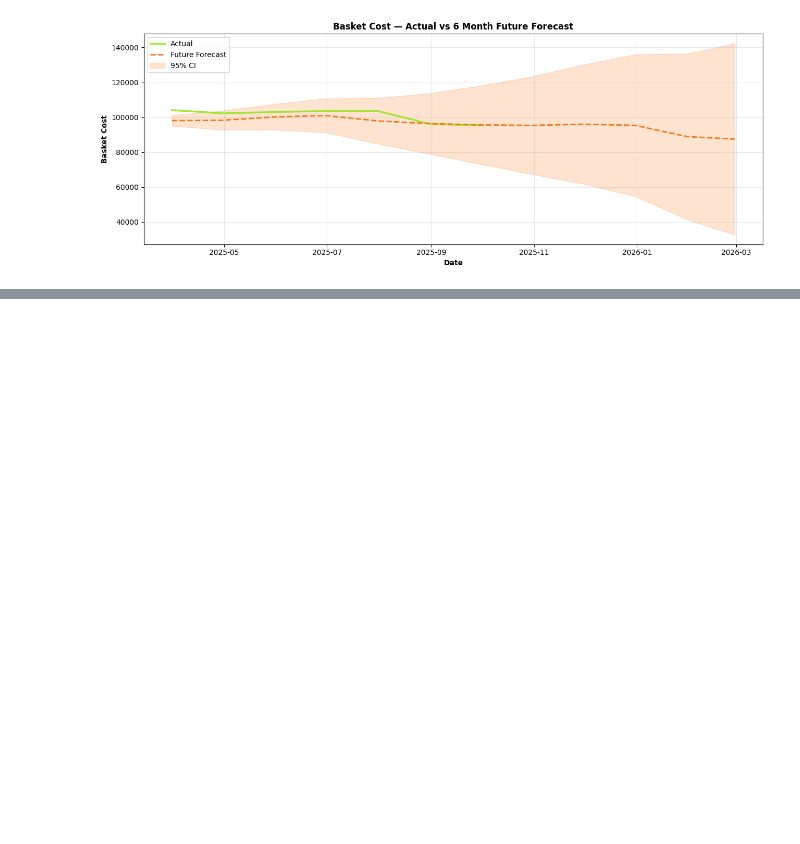
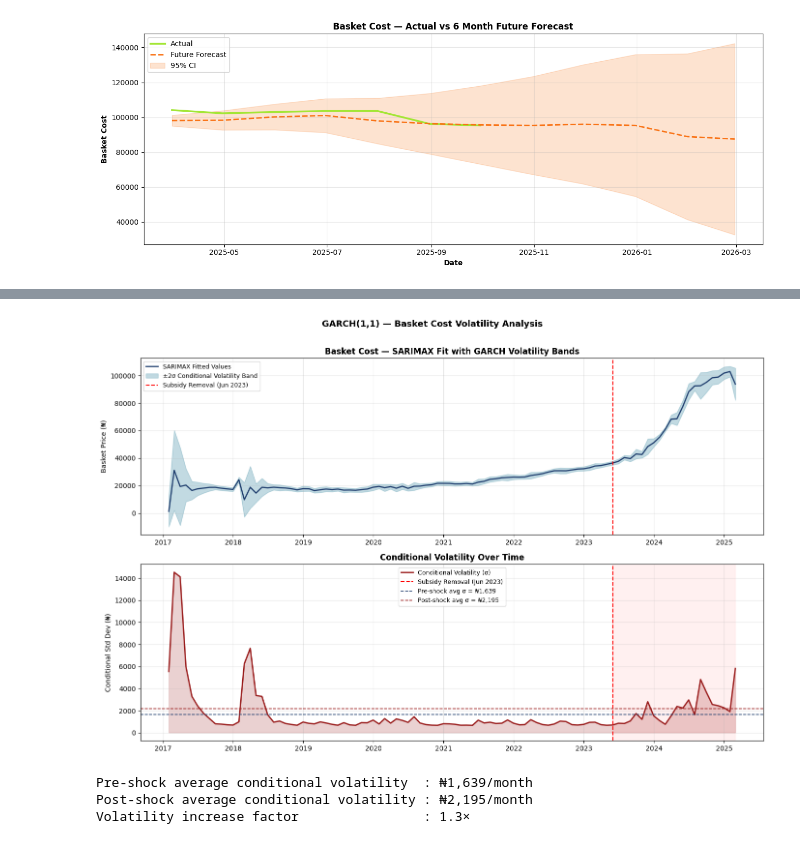
Before and after one commit to Abd00lmalik/TS_ACADEMY_CAPSTONE_PROJECT, a Jupyter notebook: 02_basket_cost_modelling_&_forecast.ipynb, the cells around one changed output, grey strips where cells are left out. Cells and saved outputs as stored; diff of their text form; code cells hidden in the pictures; blank space fills up the shorter version.

```diff
--- a/02_basket_cost_modelling_&_forecast.ipynb
+++ b/02_basket_cost_modelling_&_forecast.ipynb
@@ -514,0 +668,12 @@ plt.show()
+# %%
+garch_model = arch_model(
+    residuals_scaled,
+    vol='Garch',
+    p=1,
+    q=1,
+    dist='t'
+)
+
+garch_result = garch_model.fit(disp='off')
+
+print(garch_result.summary())
@@ -514,0 +775,65 @@ plt.show()
+# %%
+conditional_vol = garch_result.conditional_volatility * 1000  # rescale back
+
+fig, axes = plt.subplots(2, 1, figsize=(14, 9))
+
+shock_date = pd.Timestamp('2023-06-01')
+
+
+fitted_values = basket_sarimax_exog.fittedvalues
+
+axes[0].plot(fitted_values.index, fitted_values.values,
+             color='#1B3A6B', linewidth=1.8, label='SARIMAX Fitted Values')
+axes[0].fill_between(
+    fitted_values.index,
+    fitted_values.values - 2 * conditional_vol.values,
+    fitted_values.values + 2 * conditional_vol.values,
+    alpha=0.25, color='#0D6E8C', label='±2σ Conditional Volatility Band'
+)
+axes[0].axvline(shock_date, color='red', linestyle='--',
+                linewidth=1.5, label='Subsidy Removal (Jun 2023)')
+axes[0].set_title('Basket Cost — SARIMAX Fit with GARCH Volatility Bands',
+                  fontsize=12, fontweight='bold')
+axes[0].set_ylabel('Basket Price (₦)')
+axes[0].legend(fontsize=9)
+axes[0].grid(alpha=0.3)
+
+
+axes[1].plot(conditional_vol.index, conditional_vol.values,
+             color='#991B1B', linewidth=2, label='Conditional Volatility (σ)')
+axes[1].fill_between(conditional_vol.index, 0, conditional_vol.values,
+                     alpha=0.2, color='#991B1B')
+axes[1].axvline(shock_date, color='red', linestyle='--',
+                linewidth=1.5, label='Subsidy Removal (Jun 2023)')
+axes[1].axvspan(shock_date, conditional_vol.index[-1],
+                alpha=0.06, color='red')
+
+
+pre_vol  = conditional_vol[conditional_vol.index <  shock_date].mean()
+post_vol = conditional_vol[conditional_vol.index >= shock_date].mean()
+
+axes[1].axhline(pre_vol,  color='#1B3A6B', linestyle='--', linewidth=1.2,
+                label=f'Pre-shock avg σ = ₦{pre_vol:,.0f}')
+axes[1].axhline(post_vol, color='#991B1B', linestyle='--', linewidth=1.2,
+                label=f'Post-shock avg σ = ₦{post_vol:,.0f}')
+
+axes[1].set_title('Conditional Volatility Over Time',
+                  fontsize=12, fontweight='bold')
+axes[1].set_ylabel('Conditional Std Dev (₦)')
+axes[1].legend(fontsize=9)
+axes[1].grid(alpha=0.3)
+
+plt.suptitle('GARCH(1,1) — Basket Cost Volatility Analysis',
+             fontsize=13, fontweight='bold', y=1.01)
+plt.tight_layout()
+plt.savefig('garch_volatility.png', dpi=150, bbox_inches='tight')
+plt.show()
+
+print(f"\nPre-shock average conditional volatility  : ₦{pre_vol:,.0f}/month")
+print(f"Post-shock average conditional volatility : ₦{post_vol:,.0f}/month")
+print(f"Volatility increase factor                : {post_vol/pre_vol:.1f}×")
+# %% [output]
+[figure, added]
+Pre-shock average conditional volatility  : ₦1,639/month
+Post-shock average conditional volatility : ₦2,195/month
+Volatility increase factor                : 1.3×
```
Also changed, not shown: parts of 14 cells of this notebook.
